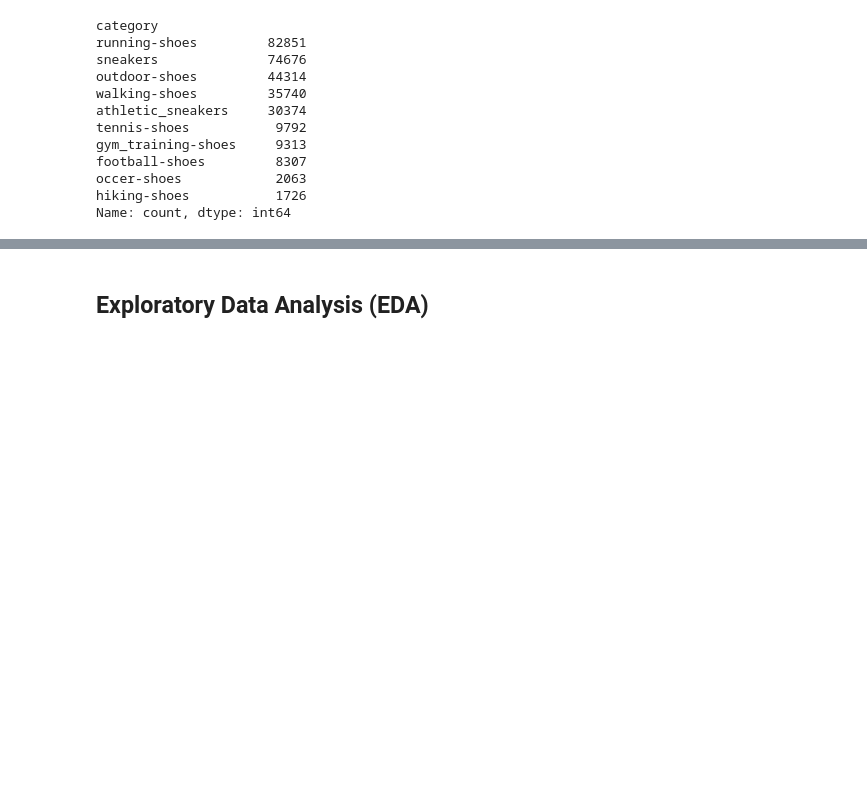
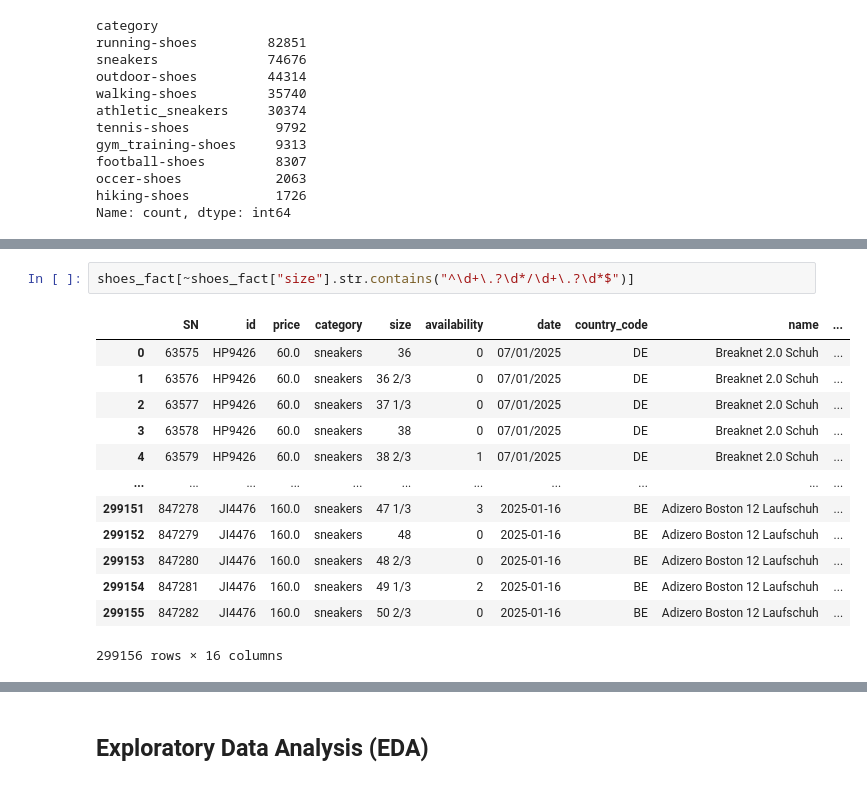
Before and after one commit to odxscholars/sollda1, a Jupyter notebook: main.ipynb, the cells around one changed output, grey strips where cells are left out. Cells and saved outputs as stored; diff of their text form; blank space fills up the shorter version.

```diff
--- a/main.ipynb
+++ b/main.ipynb
@@ -200,0 +217,16 @@ Name: count, dtype: int64
+# %%
+shoes_fact[~shoes_fact["size"].str.contains("^\d+\.?\d*/\d+\.?\d*$")]
+# %% [output]
+|  | SN | id | price | category | size | availability | date | country_code | name | ... |
+| 0 | 63575 | HP9426 | 60.0 | sneakers | 36 | 0 | 07/01/2025 | DE | Breaknet 2.0 Schuh | ... |
+| 1 | 63576 | HP9426 | 60.0 | sneakers | 36 2/3 | 0 | 07/01/2025 | DE | Breaknet 2.0 Schuh | ... |
+| 2 | 63577 | HP9426 | 60.0 | sneakers | 37 1/3 | 0 | 07/01/2025 | DE | Breaknet 2.0 Schuh | ... |
+| 3 | 63578 | HP9426 | 60.0 | sneakers | 38 | 0 | 07/01/2025 | DE | Breaknet 2.0 Schuh | ... |
+| 4 | 63579 | HP9426 | 60.0 | sneakers | 38 2/3 | 1 | 07/01/2025 | DE | Breaknet 2.0 Schuh | ... |
+| ... | ... | ... | ... | ... | ... | ... | ... | ... | ... | ... |
+| 299151 | 847278 | JI4476 | 160.0 | sneakers | 47 1/3 | 3 | 2025-01-16 | BE | Adizero Boston 12 Laufschuh | ... |
+| 299152 | 847279 | JI4476 | 160.0 | sneakers | 48 | 0 | 2025-01-16 | BE | Adizero Boston 12 Laufschuh | ... |
+| 299153 | 847280 | JI4476 | 160.0 | sneakers | 48 2/3 | 0 | 2025-01-16 | BE | Adizero Boston 12 Laufschuh | ... |
+| 299154 | 847281 | JI4476 | 160.0 | sneakers | 49 1/3 | 2 | 2025-01-16 | BE | Adizero Boston 12 Laufschuh | ... |
+| 299155 | 847282 | JI4476 | 160.0 | sneakers | 50 2/3 | 0 | 2025-01-16 | BE | Adizero Boston 12 Laufschuh | ... |
+299156 rows × 16 columns
```
Also changed, not shown: parts of 6 cells of this notebook.
